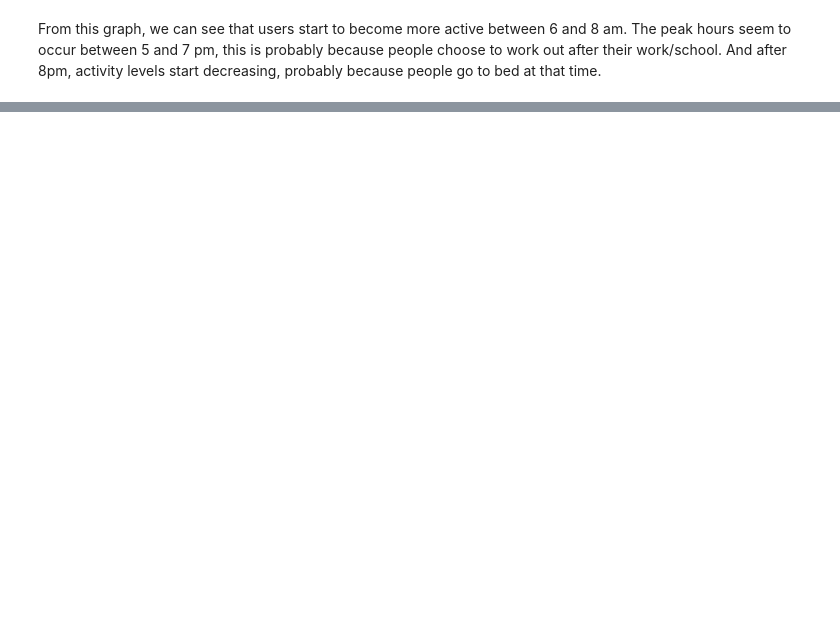
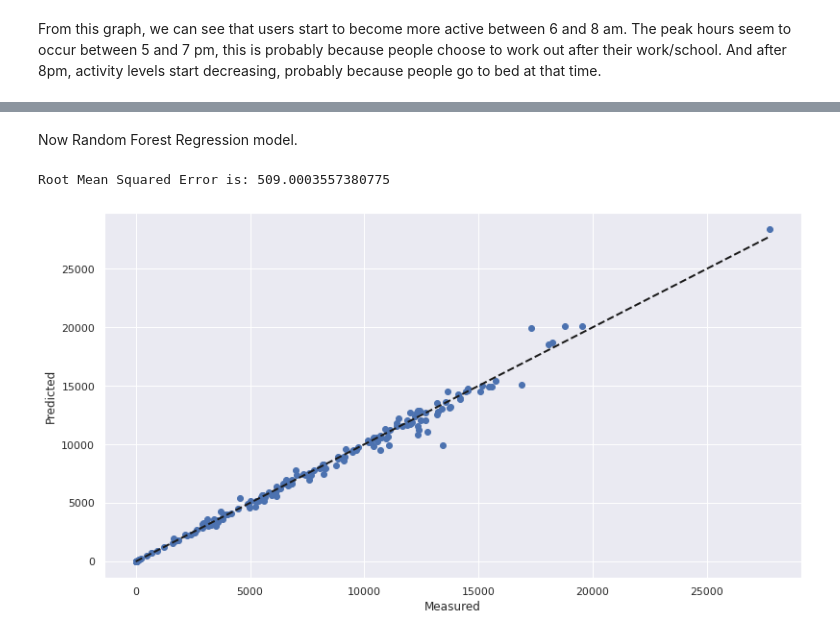
Before and after one commit to onderakacik/FitbitAnalysis, a Jupyter notebook: Final_Project.ipynb, the cells around one changed output, grey strips where cells are left out. Drawn from its saved outputs; the diff is of its cells as text; code cells hidden in the pictures; blank space fills up the shorter version.

```diff
--- a/Final_Project.ipynb
+++ b/Final_Project.ipynb
@@ -688,0 +723,28 @@ From these two plots, we see that users seem less motivated to work out on Sunda
+# %% [markdown]
+Now Random Forest Regression model.
+# %%
+from sklearn.ensemble import RandomForestRegressor
+
+steps = [
+  ('poly', PolynomialFeatures(degree=2)),
+  ('scalar', StandardScaler()),
+  ('regressor', RandomForestRegressor())
+]
+
+pipe = Pipeline(steps)
+best = pipe.fit(X_train, y_train)
+
+#Prediction
+y_pred = regressor.predict(X_test)
+
+print("Root Mean Squared Error is: " + str(mean_squared_error(y_test, y_pred, squared=False)))
+
+fig, ax = plt.subplots()
+ax.scatter(y_test, y_pred)
+ax.plot([y_test.min(), y_test.max()], [y_test.min(), y_test.max()], 'k--', lw=2)
+ax.set_xlabel('Measured')
+ax.set_ylabel('Predicted')
+plt.show()
+# %% [output]
+Root Mean Squared Error is: 509.0003557380775
+[figure, added]
```
Also changed, not shown: parts of 27 cells of this notebook.
